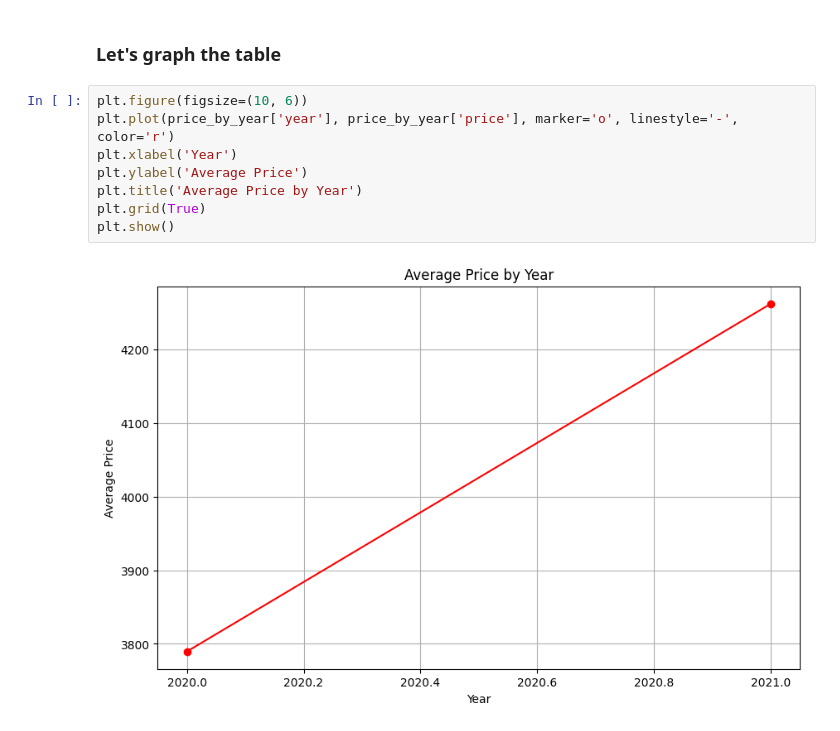
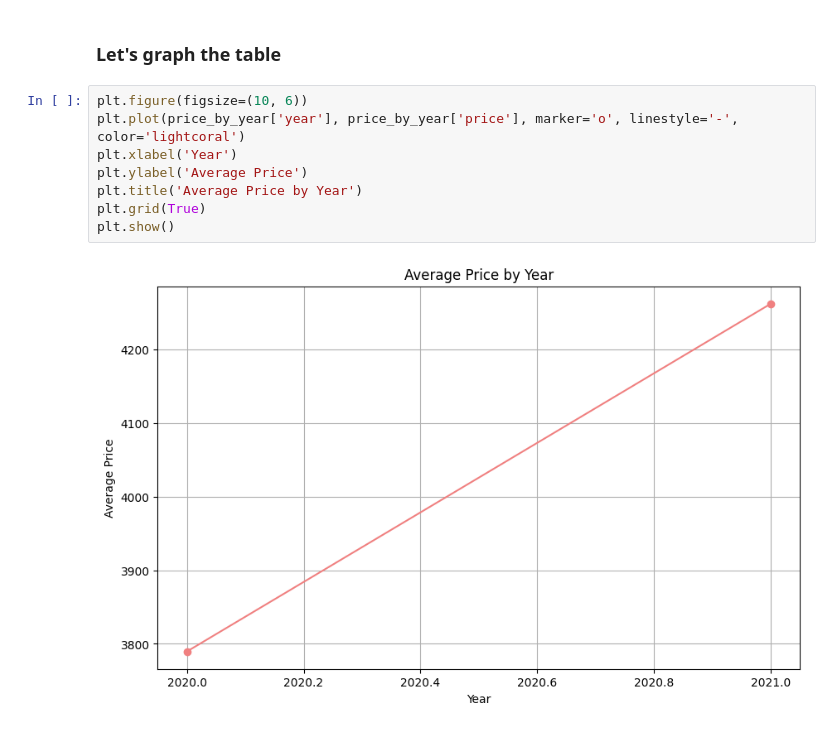
Before and after one commit to pipesito1/Airbnb, a Jupyter notebook: EDA.ipynb, the cells around one changed output. Drawn from its saved outputs; the diff is of its cells as text.

```diff
--- a/EDA.ipynb
+++ b/EDA.ipynb
@@ -75,11 +75,11 @@ price_by_year = calendar.groupby('year')['price'].mean().reset_index()
 ### Let's graph the table
 # %%
 plt.figure(figsize=(10, 6))
-plt.plot(price_by_year['year'], price_by_year['price'], marker='o', linestyle='-', color='r')
+plt.plot(price_by_year['year'], price_by_year['price'], marker='o', linestyle='-', color='lightcoral')
 plt.xlabel('Year')
 plt.ylabel('Average Price')
 plt.title('Average Price by Year')
 plt.grid(True)
 plt.show()
 # %% [output]
-[figure, old version]
+[figure, new version]
```
Also changed, not shown: parts of 9 cells of this notebook.
